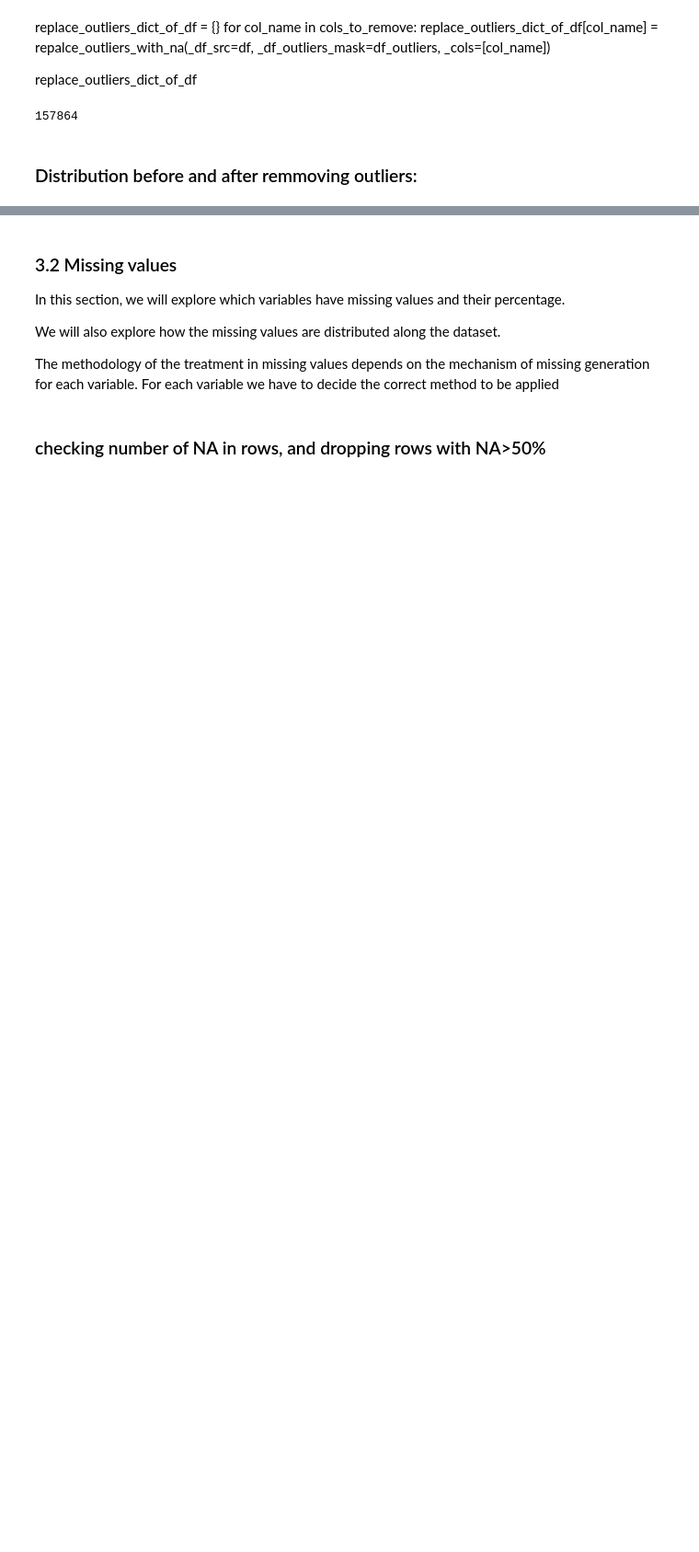
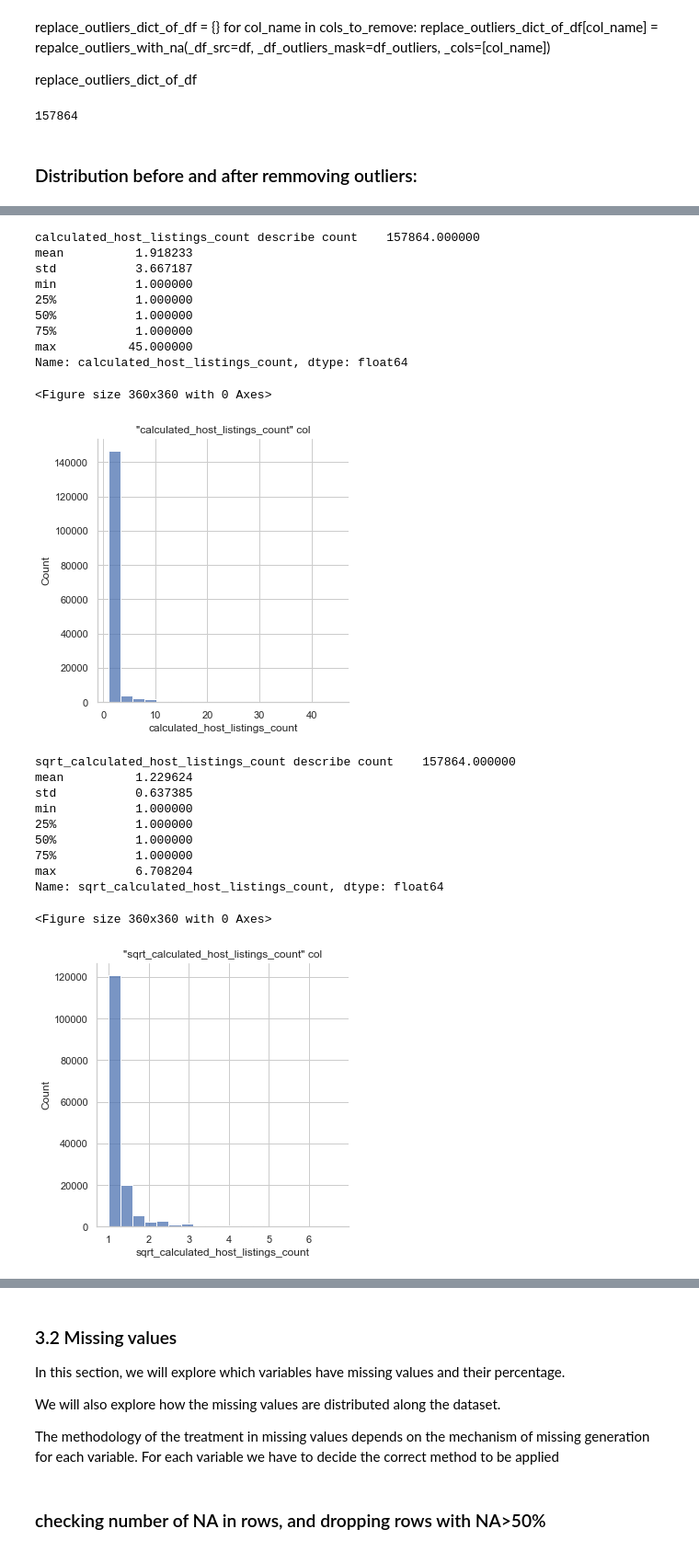
Before and after one commit to NaamaJan/airbnb-berlin-availability, a Jupyter notebook: Berlin_Airbnb_Data_Cleansing.ipynb, the cells around one changed output, grey strips where cells are left out. Shown: that part at 92% size. Saved outputs shown, nothing was run; the diff lists cells and outputs as text; code cells hidden in the pictures; blank space fills up the shorter version.

```diff
--- a/Berlin_Airbnb_Data_Cleansing.ipynb
+++ b/Berlin_Airbnb_Data_Cleansing.ipynb
@@ -690,0 +763,3 @@ sns.displot(df_all_outliers_na, x='DaysPassed_last_review')
+# %%
+if 'log_calculated_host_listings_count' in df.columns:
+    df.drop('log_calculated_host_listings_count',axis=1, inplace=True)
@@ -690,0 +769,29 @@ sns.displot(df_all_outliers_na, x='DaysPassed_last_review')
+# %%
+df['sqrt_calculated_host_listings_count'] =  np.sqrt(df['calculated_host_listings_count'])
+
+compare_col_with_transform_of_keep_outliers_with_math_func(_df=df,
+                                                           _col_name='calculated_host_listings_count',
+                                                          _col_transform_name='sqrt_calculated_host_listings_count')
+# %% [output]
+calculated_host_listings_count describe count    157864.000000
+mean          1.918233
+std           3.667187
+min           1.000000
+25%           1.000000
+50%           1.000000
+75%           1.000000
+max          45.000000
+Name: calculated_host_listings_count, dtype: float64
+<Figure size 360x360 with 0 Axes>
+[figure, added]
+sqrt_calculated_host_listings_count describe count    157864.000000
+mean          1.229624
+std           0.637385
+min           1.000000
+25%           1.000000
+50%           1.000000
+75%           1.000000
+max           6.708204
+Name: sqrt_calculated_host_listings_count, dtype: float64
+<Figure size 360x360 with 0 Axes>
+[figure, added]
```
Also changed, not shown: parts of 43 cells of this notebook.
